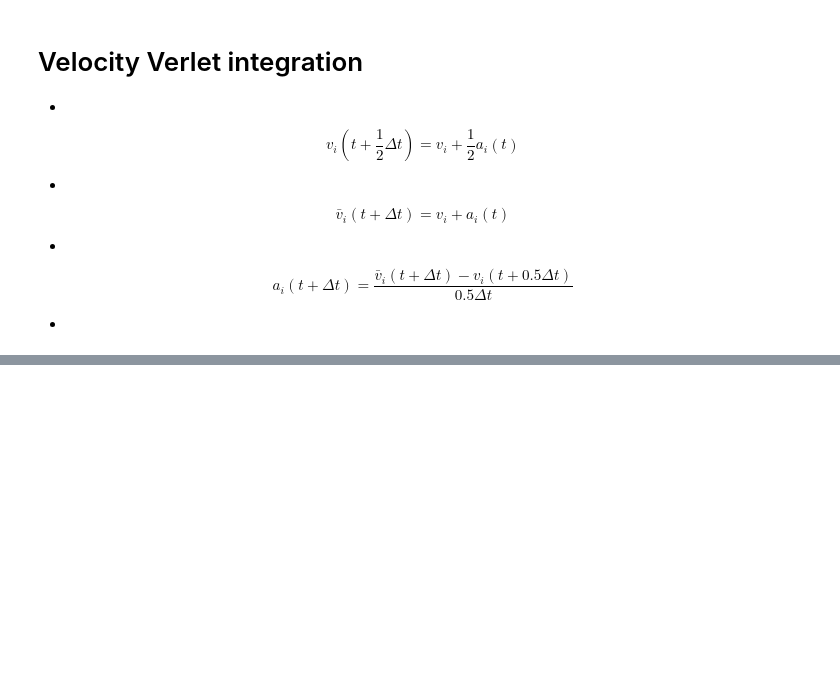
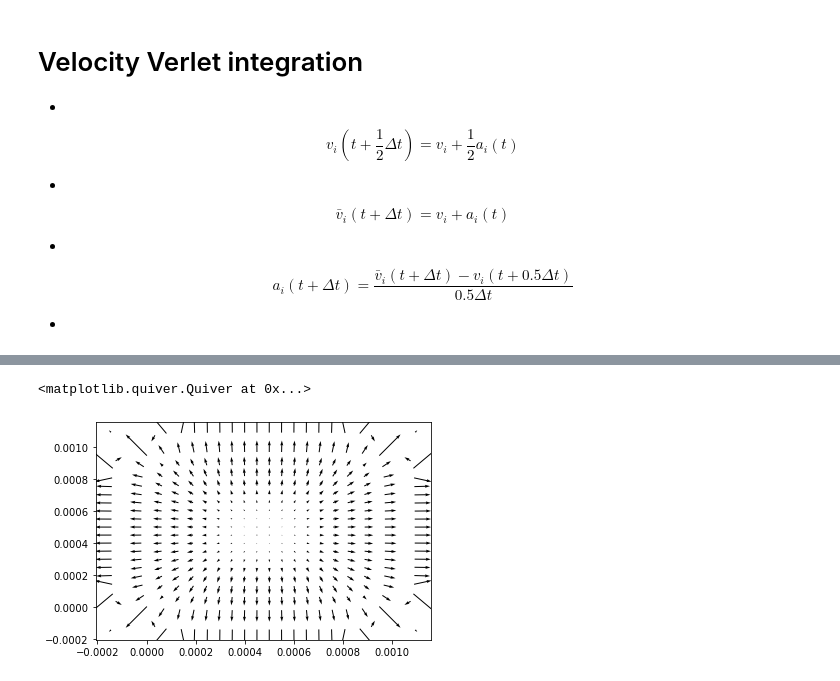
Before and after one commit to salinashds/sph_water, a Jupyter notebook: PW_SPH_water_v1.ipynb, the cells around one changed output, grey strips where cells are left out. Cells and saved outputs as stored; diff of their text form; code cells hidden in the pictures; blank space fills up the shorter version.

```diff
--- a/PW_SPH_water_v1.ipynb
+++ b/PW_SPH_water_v1.ipynb
@@ -506,8 +516,6 @@ a_i(t+\Delta t) = \frac{\bar{v}_i (t+ \Delta t) -v_i(t + 0.5\Delta t)}{0.5 \Delt
 
 -
 # %%
-dt     = 0.25 * h / (3 * c)
-time   = np.arange(0, 1E-3, dt/2)
-
-n      = len(time) + 2
-time_t = np.zeros(n+2)
+dt     = 0.25 * h / (3 * c * 100)
+time   = np.arange(0, 1E-6, dt/2)
+n      = len(time)
@@ -815,0 +541,25 @@ for i in range(0, Nt):
+# %%
+k=40 #deberia ser n
+# %%
+loop = tqdm(total=k, position=0, leave=False)
+
+for i in range(0, k, 2):
+    loop.set_description("loading ...".format(i))
+    loop.update(2)
+
+
+    v[i + 1] = v[i] + dt * 0.5 * a[i]
+
+    v_gorro[i + 2] = v[i] + dt * 1.0 * a[i]
+
+    ρ_medio[i + 1] = _ρ_[i]   #+0.5*dρdt
+
+    r[i + 2]       = r[i] + dt * v[i + 1]
+    try:
+
+        a[i+2],_ρ_[i+2],_P_[i+2] = force_per_particle(Nt, r[i + 2], v_gorro[i + 2], ρ_medio[i + 1], mass)
+    except:
+        print("Unexpected error:", sys.exc_info()[0])
+        print(i)
+        break
+    v[i + 2] = v[i + 1] + 0.5 * dt * a[i+2]
@@ -815,0 +569,6 @@ for i in range(0, Nt):
+# %%
+k=20
+plt.quiver(r[k][:,0],r[k][:,1], a[k][:,0], a[k][:,1])
+# %% [output]
+<matplotlib.quiver.Quiver at 0x...>
+[figure, added]
```
Also changed, not shown: parts of 34 cells of this notebook.
